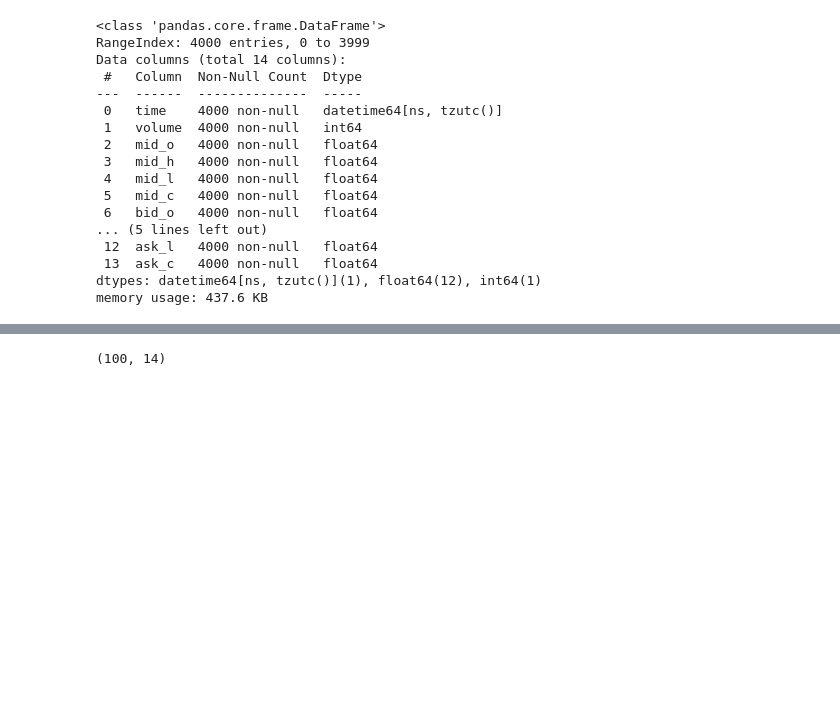
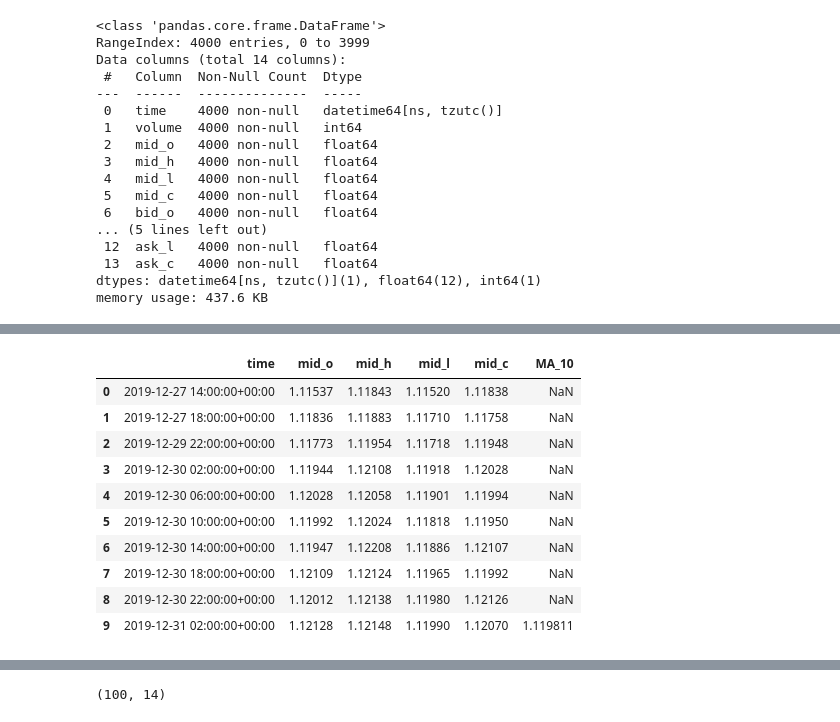
Before and after one commit to mindeleven/introduction-to-python, a Jupyter notebook: Algorythimc-Forex-Trading/code/exploration/02_moving-average-plotting.ipynb, the cells around one changed output, grey strips where cells are left out. Saved outputs shown, nothing was run; the diff lists cells and outputs as text; code cells hidden in the pictures; blank space fills up the shorter version.

Commit message:
Calculated the moving average with pandas and dropped null entries

```diff
--- a/Algorythimc-Forex-Trading/code/exploration/02_moving-average-plotting.ipynb
+++ b/Algorythimc-Forex-Trading/code/exploration/02_moving-average-plotting.ipynb
@@ -48,0 +55,4 @@ df.head()
+# %%
+# to calculate the moving average only the mid price columns are needed
+# get data frame with copy of relevant data
+df_ma = df[['time', 'mid_o', 'mid_h', 'mid_l', 'mid_c']].copy()
@@ -48,0 +68,19 @@ df.head()
+# %%
+# calculate the 10 period moving average
+# rolling() -> telling pandas to do rolling calculations
+df_ma['MA_10'] = df_ma.mid_c.rolling(window=10).mean()
+# %%
+df_ma.head(10) # first value for moving average shows on 10th row
+# 10 period moving average needs ten previous values to be calculated
+# %% [output]
+|  | time | mid_o | mid_h | mid_l | mid_c | MA_10 |
+| 0 | 2019-12-27 14:00:00+00:00 | 1.11537 | 1.11843 | 1.11520 | 1.11838 | NaN |
+| 1 | 2019-12-27 18:00:00+00:00 | 1.11836 | 1.11883 | 1.11710 | 1.11758 | NaN |
+| 2 | 2019-12-29 22:00:00+00:00 | 1.11773 | 1.11954 | 1.11718 | 1.11948 | NaN |
+| 3 | 2019-12-30 02:00:00+00:00 | 1.11944 | 1.12108 | 1.11918 | 1.12028 | NaN |
+| 4 | 2019-12-30 06:00:00+00:00 | 1.12028 | 1.12058 | 1.11901 | 1.11994 | NaN |
+| 5 | 2019-12-30 10:00:00+00:00 | 1.11992 | 1.12024 | 1.11818 | 1.11950 | NaN |
+| 6 | 2019-12-30 14:00:00+00:00 | 1.11947 | 1.12208 | 1.11886 | 1.12107 | NaN |
+| 7 | 2019-12-30 18:00:00+00:00 | 1.12109 | 1.12124 | 1.11965 | 1.11992 | NaN |
+| 8 | 2019-12-30 22:00:00+00:00 | 1.12012 | 1.12138 | 1.11980 | 1.12126 | NaN |
+| 9 | 2019-12-31 02:00:00+00:00 | 1.12128 | 1.12148 | 1.11990 | 1.12070 | 1.119811 |
```
Also changed, not shown: parts of 11 cells of this notebook.
